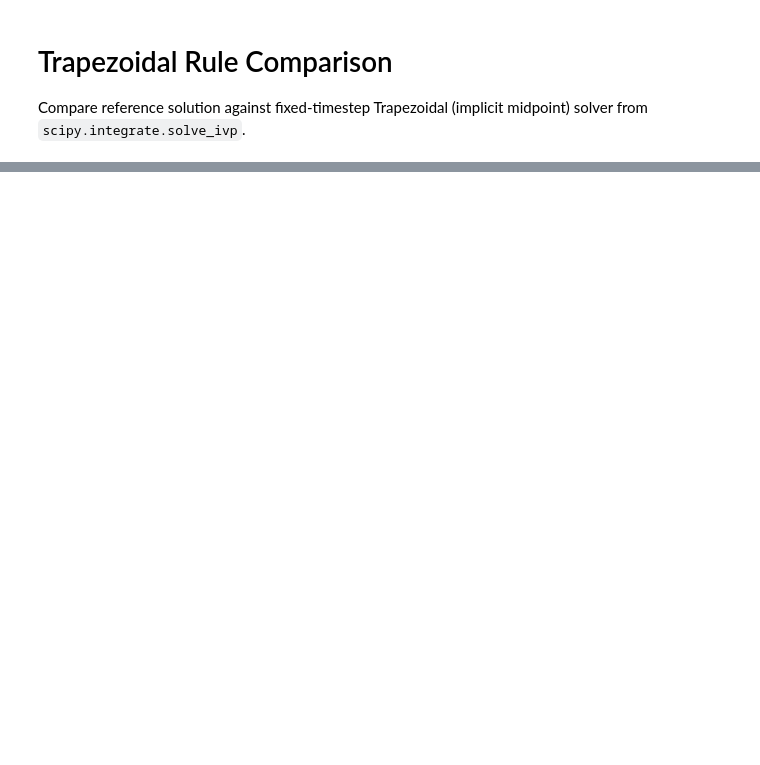
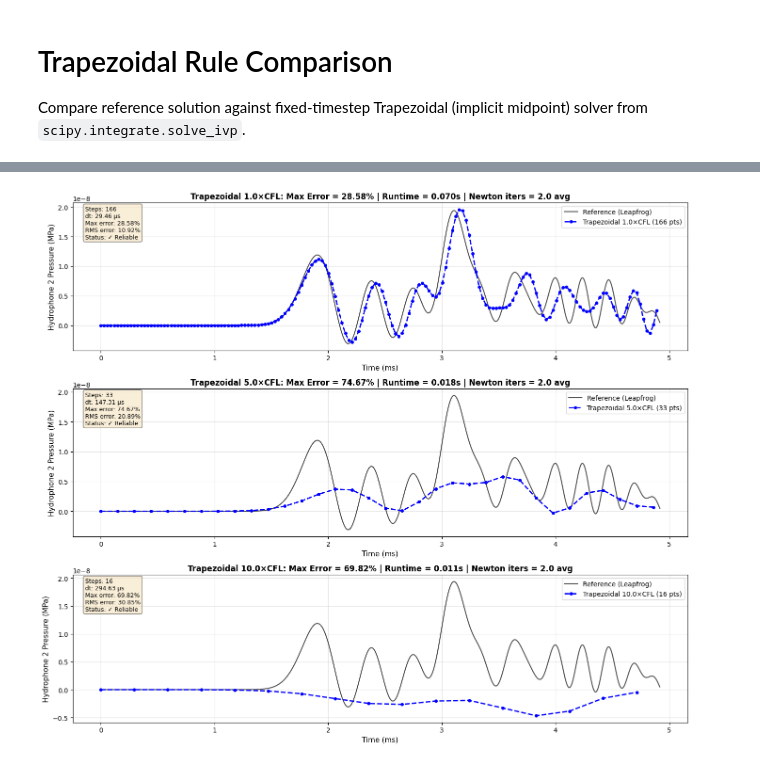
Before and after one commit to cwardlaw8/SonarSim, a Jupyter notebook: PM5_TaskC.ipynb, the cells around one changed output, grey strips where cells are left out. Saved outputs shown, nothing was run; the diff lists cells and outputs as text; code cells hidden in the pictures; blank space fills up the shorter version.

Commit message:
Mostly finished with TaskC only missing one more section I want to add comparing trap with dynamic trap (radau)

```diff
--- a/PM5_TaskC.ipynb
+++ b/PM5_TaskC.ipynb
@@ -709,16 +1124,18 @@ def load_leapfrog_reference(model_name, dt=None, output_dir='ODErefs'):
     return ref_data
 # %%
-# Generate and save all three reference solutions
-# Use dt = 0.25×CFL for extra safety margin
+# Generate and save all three reference solutions with condition number analysis
+# Use dt = 0.1×CFL for extra safety margin
 
 for model_name in ['small', 'medium', 'large']:
-    filepath, X_ref, t_ref = save_leapfrog_reference(
+    filepath, X_ref, t_ref, condition_number = save_leapfrog_reference(
         model_name=model_name,
         model=models[model_name],
         dt_factor=0.1,  # Extra conservative timestep for golden reference
         amplitude=1e6,   # Same scaling as in earlier simulations
         visualize=False,
-        verbose=True
+        verbose=True,
+        compute_condition_number=True,  # Enable condition number estimation
+        dt_factor_check=0.10001  # Compare with slightly coarser timestep (1% larger)
     )
 # %% [output]
 ============================================================
@@ -1266,0 +1479,67 @@ H2 (Downstream):
+# %%
+# Visualize Trapezoidal solver signal outputs vs reference
+fig, axes = plt.subplots(len(results_trapezoidal), 1, figsize=(14, 4*len(results_trapezoidal)))
+
+if len(results_trapezoidal) == 1:
+    axes = [axes]
+
+# Extract reference hydrophone signal (H2)
+y_ref_full = np.zeros((2, len(ref_small['t'])))
+for i in range(len(ref_small['t'])):
+    y_ref_full[:, i] = eval_g_Sonar(ref_small['X'][:, i].reshape(-1, 1), ref_small['p']).flatten()
+
+for idx, r in enumerate(results_trapezoidal):
+    ax = axes[idx]
+
+    # Extract Trapezoidal hydrophone signal (H2)
+    y_trap = np.zeros((2, len(r['t'])))
+    for i in range(len(r['t'])):
+        y_trap[:, i] = eval_g_Sonar(r['X'][:, i].reshape(-1, 1), p).flatten()
+
+    # Plot reference signal
+    ax.plot(ref_small['t'] * 1e3, y_ref_full[1, :] / 1e6,
+            'k-', linewidth=1.5, alpha=0.7, label='Reference (Leapfrog)')
+
+    # Plot Trapezoidal solution
+    ax.plot(r['t'] * 1e3, y_trap[1, :] / 1e6,
+            'b--', linewidth=2, marker='o', markersize=4,
+            label=f"Trapezoidal {r['dt_factor']:.1f}×CFL ({r['num_steps']} pts)")
+
+    # Add error shading
+    # Interpolate reference to Trapezoidal time points
+    y_ref_interp = np.interp(r['t'], ref_small['t'], y_ref_full[1, :])
+    error_signal = y_trap[1, :] - y_ref_interp
+
+    ax.set_xlabel('Time (ms)', fontsize=11)
+    ax.set_ylabel('Hydrophone 2 Pressure (MPa)', fontsize=11)
+    ax.set_title(f"Trapezoidal {r['dt_factor']:.1f}×CFL: Max Error = {r['max_rel_error']:.2f}% | "
+                 f"Runtime = {r['runtime']:.3f}s | Newton iters = {r['newton_avg']:.1f} avg",
+                 fontsize=12, fontweight='bold')
+    ax.grid(True, alpha=0.3)
+    ax.legend(fontsize=10, loc='upper right')
+
+    # Add info box
+    info_text = (f"Steps: {r['num_steps']}\n"
+                 f"dt: {r['dt_us']:.2f} μs\n"
+                 f"Max error: {r['max_rel_error']:.2f}%\n"
+                 f"RMS error: {100*r['rms_error']/np.max(np.abs(y_ref_full[1,:])):.2f}%\n"
+                 f"Status: {r['status']}")
+    ax.text(0.02, 0.98, info_text, transform=ax.transAxes,
+            fontsize=9, verticalalignment='top',
+            bbox=dict(boxstyle='round', facecolor='wheat', alpha=0.5))
+
+plt.tight_layout()
+plt.show()
+
+print(f"\n{'='*80}")
+print(f"Signal Verification Summary")
+print(f"{'='*80}")
+print(f"Reference: {len(ref_small['t'])} points, dt={ref_small['dt']*1e6:.2f} μs")
+print(f"\nTrapezoidal Results:")
+for r in results_trapezoidal:
+    print(f"  {r['dt_factor']:.1f}×CFL: {r['num_steps']} points, "
+          f"Max err = {r['max_rel_error']:.2f}%, "
+          f"Newton = {r['newton_avg']:.1f} avg/{r['newton_max']} max")
+print(f"{'='*80}")
+# %% [output]
+[figure, added]
```
Also changed, not shown: parts of 34 cells of this notebook, 2 other files.
